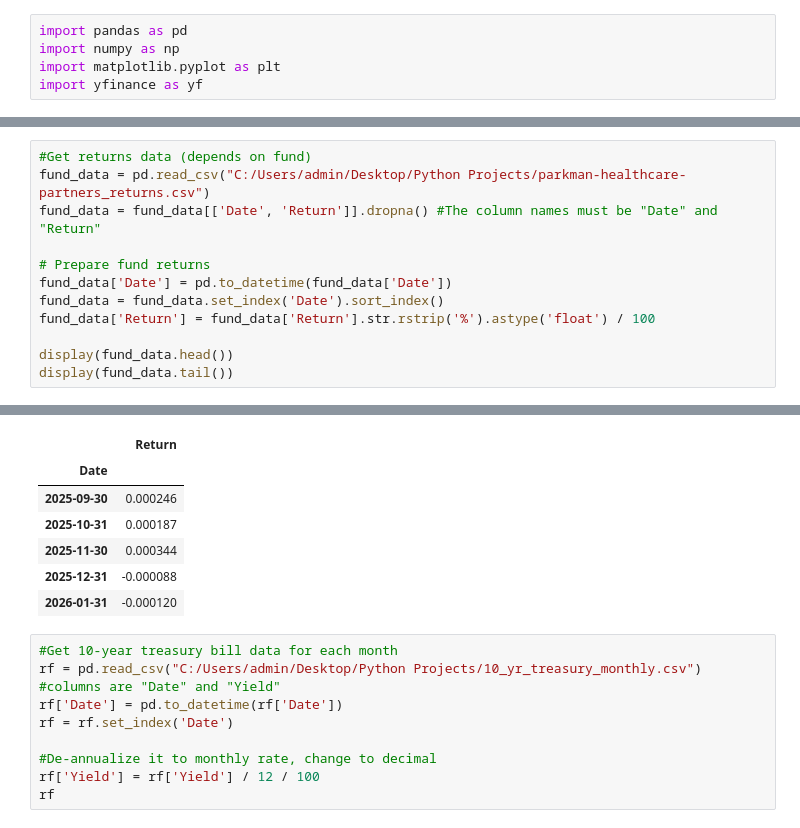
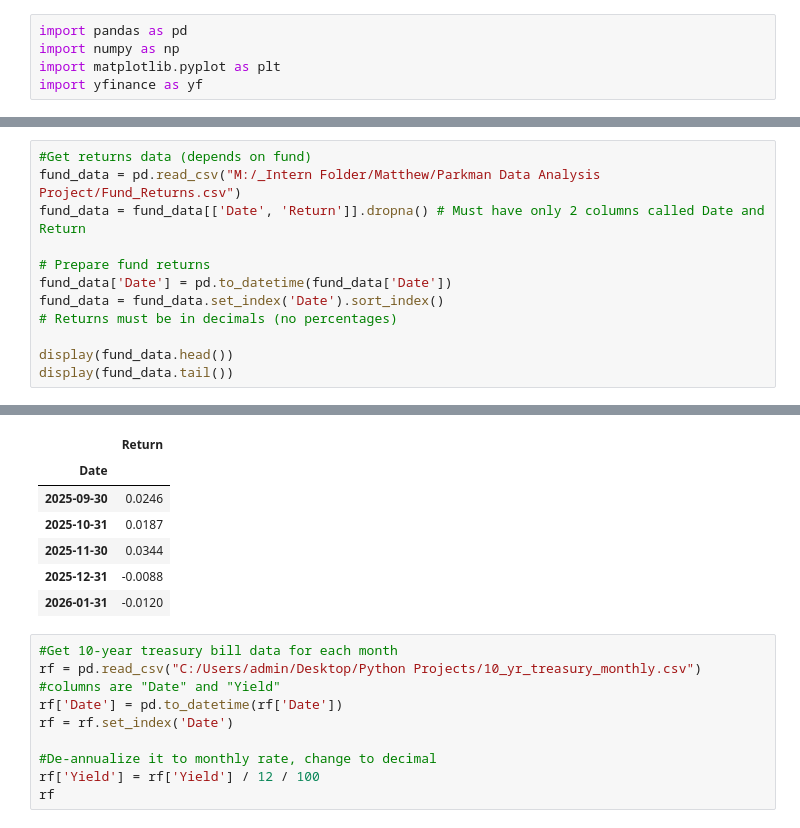
Before and after one commit to MatthewSmithseree/capm-regression_alpha-calculator, a Jupyter notebook: capm-regression.ipynb, the cells around one changed output, grey strips where cells are left out. Saved outputs shown, nothing was run; the diff lists cells and outputs as text.

```diff
--- a/capm-regression.ipynb
+++ b/capm-regression.ipynb
@@ -63,12 +60,12 @@ display(market_data.tail())
 # %%
 #Get returns data (depends on fund)
-fund_data = pd.read_csv("C:/Users/admin/Desktop/Python Projects/parkman-healthcare-partners_returns.csv")
-fund_data = fund_data[['Date', 'Return']].dropna() #The column names must be "Date" and "Return"
+fund_data = pd.read_csv("M:/_Intern Folder/Matthew/Parkman Data Analysis Project/Fund_Returns.csv")
+fund_data = fund_data[['Date', 'Return']].dropna() # Must have only 2 columns called Date and Return
 
 # Prepare fund returns
 fund_data['Date'] = pd.to_datetime(fund_data['Date'])
 fund_data = fund_data.set_index('Date').sort_index()
-fund_data['Return'] = fund_data['Return'].str.rstrip('%').astype('float') / 100
+# Returns must be in decimals (no percentages)
 
 display(fund_data.head())
 display(fund_data.tail())
@@ -83,10 +80,10 @@ display(fund_data.tail())
 |  | Return |
 | Date |  |
-| 2025-09-30 | 0.000246 |
-| 2025-10-31 | 0.000187 |
-| 2025-11-30 | 0.000344 |
-| 2025-12-31 | -0.000088 |
-| 2026-01-31 | -0.000120 |
+| 2025-09-30 | 0.0246 |
+| 2025-10-31 | 0.0187 |
+| 2025-11-30 | 0.0344 |
+| 2025-12-31 | -0.0088 |
+| 2026-01-31 | -0.0120 |
 # %%
 #Get 10-year treasury bill data for each month
 rf = pd.read_csv("C:/Users/admin/Desktop/Python Projects/10_yr_treasury_monthly.csv") #columns are "Date" and "Yield"
```
Also changed, not shown: parts of 6 cells of this notebook, 2 other files.
